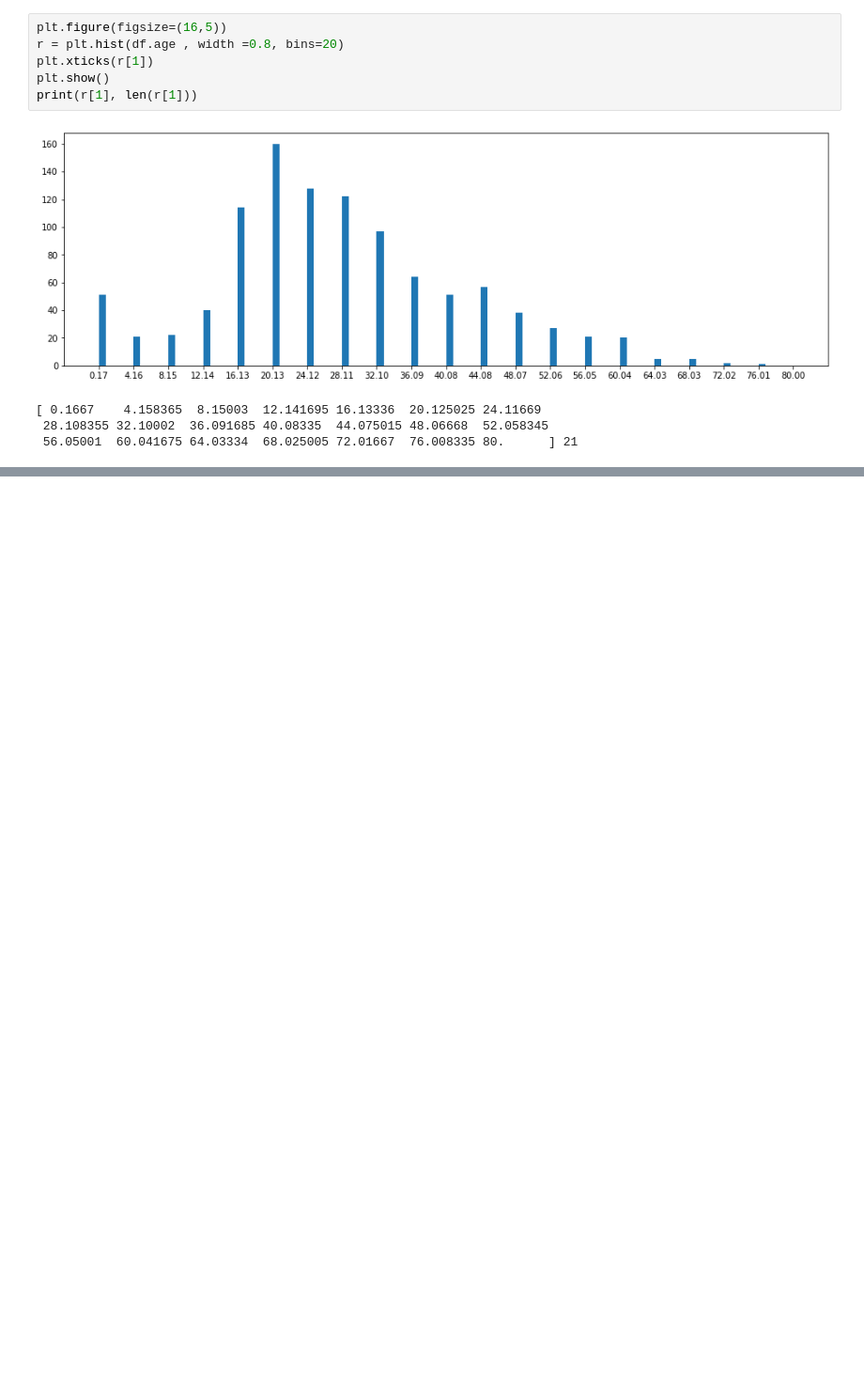
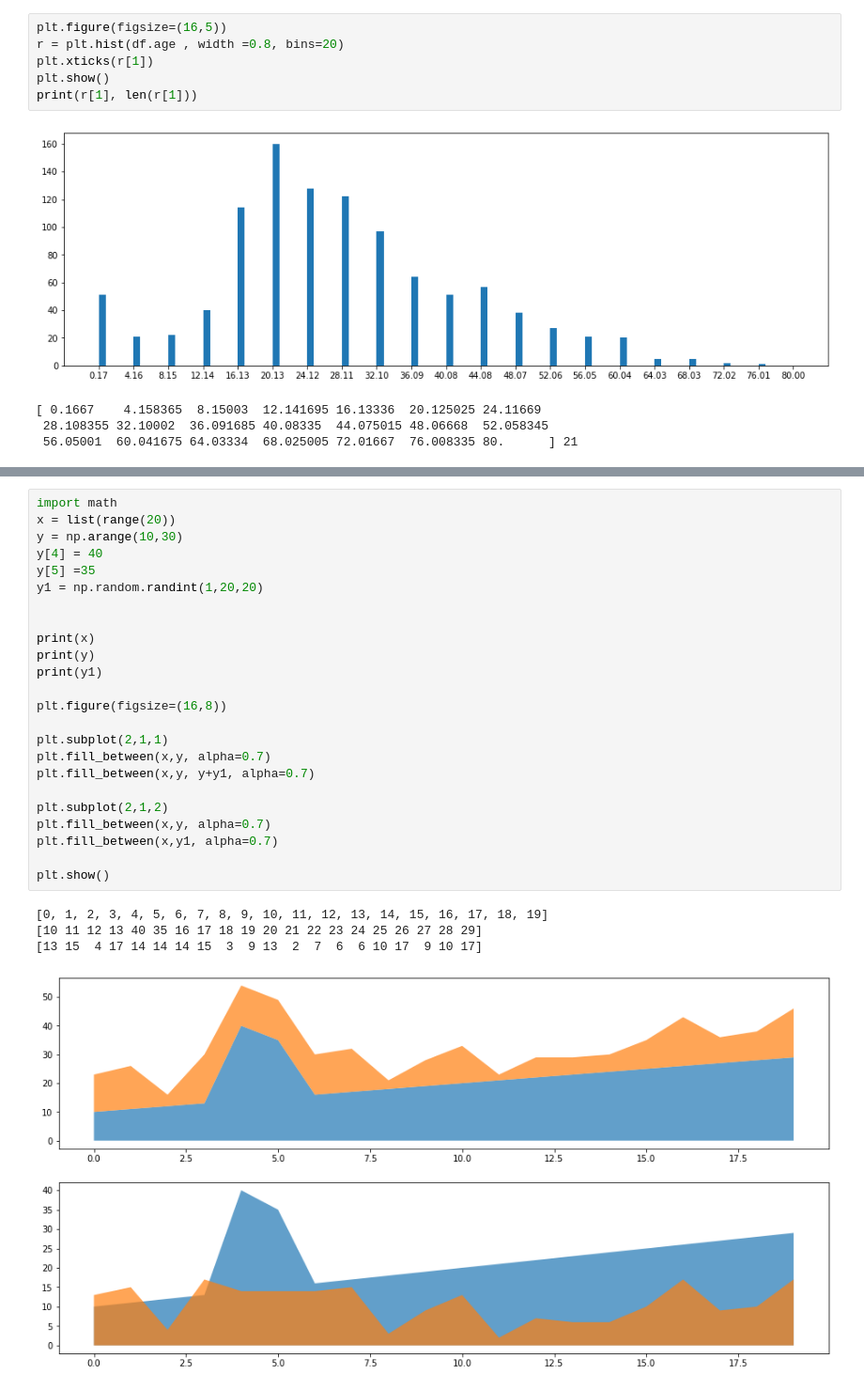
Before and after one commit to leangaurav/dsc_weekday_202005, a Jupyter notebook: Notebooks/S030Matplotlib.ipynb, the cells around one changed output, grey strips where cells are left out. Shown: that part at 94% size. Saved outputs shown, nothing was run; the diff lists cells and outputs as text; blank space fills up the shorter version.

```diff
--- a/Notebooks/S030Matplotlib.ipynb
+++ b/Notebooks/S030Matplotlib.ipynb
@@ -219,0 +255,29 @@ print(r[1], len(r[1]))
+# %%
+import math
+x = list(range(20))
+y = np.arange(10,30)
+y[4] = 40
+y[5] =35
+y1 = np.random.randint(1,20,20)
+
+
+print(x)
+print(y)
+print(y1)
+
+plt.figure(figsize=(16,8))
+
+plt.subplot(2,1,1)
+plt.fill_between(x,y, alpha=0.7)
+plt.fill_between(x,y, y+y1, alpha=0.7)
+
+plt.subplot(2,1,2)
+plt.fill_between(x,y, alpha=0.7)
+plt.fill_between(x,y1, alpha=0.7)
+
+plt.show()
+# %% [output]
+[0, 1, 2, 3, 4, 5, 6, 7, 8, 9, 10, 11, 12, 13, 14, 15, 16, 17, 18, 19]
+[10 11 12 13 40 35 16 17 18 19 20 21 22 23 24 25 26 27 28 29]
+[13 15  4 17 14 14 14 15  3  9 13  2  7  6  6 10 17  9 10 17]
+[figure, added]
```
Also changed, not shown: parts of 18 cells of this notebook, 1 other file.
